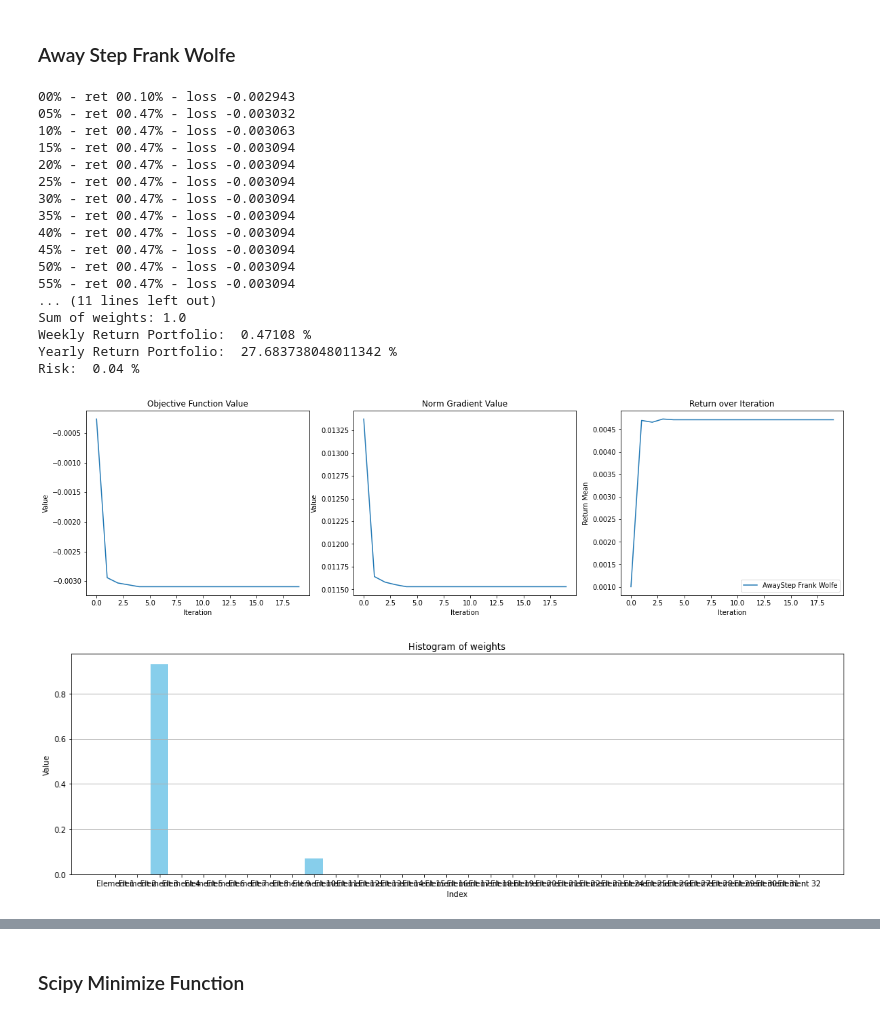
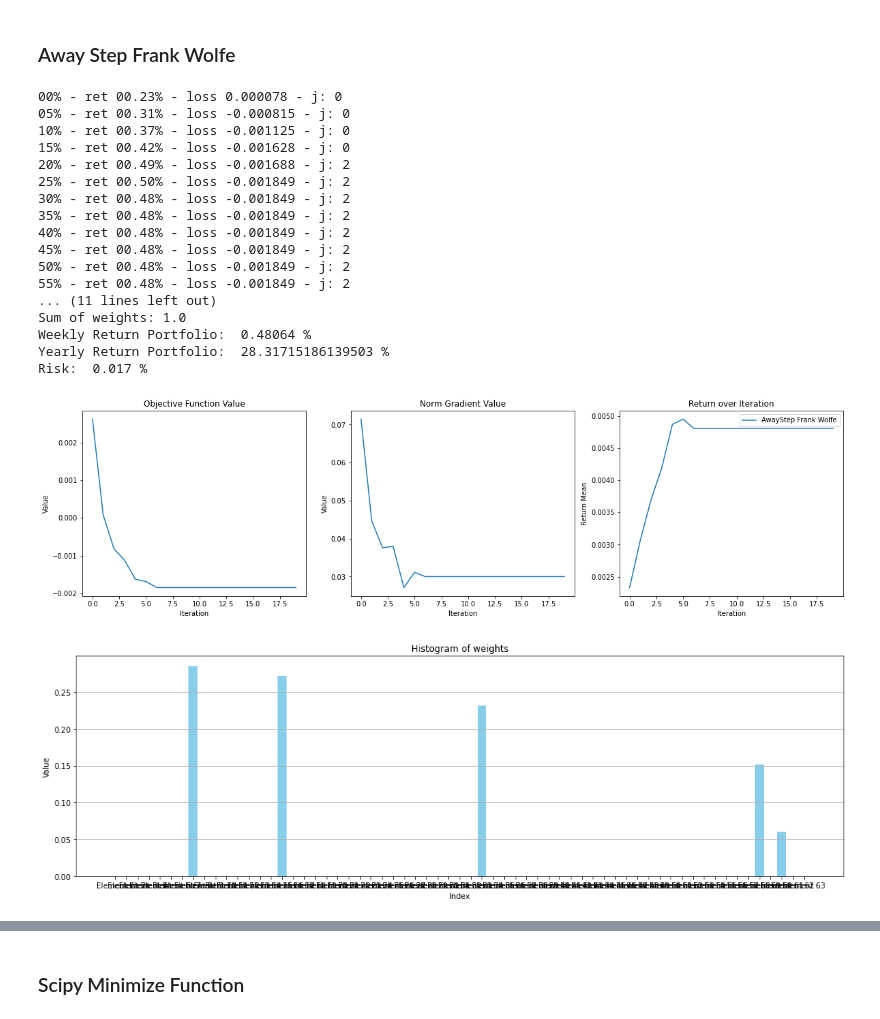
Before and after one commit to RobEngin/Methods-for-Portfolio-Optimization, a Jupyter notebook: opt-project.ipynb, the cells around one changed output, grey strips where cells are left out. Drawn from its saved outputs; the diff is of its cells as text; code cells hidden in the pictures.

```diff
--- a/opt-project.ipynb
+++ b/opt-project.ipynb
@@ -319,7 +308,7 @@ def gradient(weights, ret_mean, cov, RISK_AVERSION):
 # %% [markdown]
 ## Frank-Wolfe and Pairwise Frank-Wolfe over the Markowitz portfolio problems
 # %%
-RISK_AVERSION = 1
+RISK_AVERSION = 10
 # %%
 def linearMinimizationOracle2(grad):
     c = grad # Use the positive gradient for minimization
@@ -351,41 +340,3 @@ def duality_gap(weights, grad):
     return np.dot(grad, weights - s)
 # %% [markdown]
 ### Frank-Wolfe
-# %%
-%%time
-
-ITERATIONS = 20
-
-weights = generate_random_array(nStocks)
-
-loss_values_fw = []
-grad_values_fw = []
-returns_iteration_fw = []
-
-for itr in range(1, ITERATIONS):
-    if itr % (ITERATIONS * 0.05) == 0:
-        print(f"{int(itr/ITERATIONS*100):02}%", end="")
-
-    grad = gradient(weights, mean_returns, cov_matrix, RISK_AVERSION)
-    s = linearMinimizationOracle(grad)
-
-    # Store values for plotting
-    loss_values_fw.append(loss(weights, mean_returns, cov_matrix, RISK_AVERSION))
-    grad_values_fw.append(np.linalg.norm(grad))
-    returns_iteration_fw.append(checkMeanRet(weights, mean_returns))
-
-    gamma = 2 / (itr + 2)
-    weights = (1 - gamma) * weights + gamma * s
-
-    current_loss = loss(weights, mean_returns, cov_matrix, RISK_AVERSION)
-
-    if abs(duality_gap(weights, grad)) < 1e-6:
-        print('Duality Gap Convergence itr: ', itr)
-        break
-
-    if itr % (ITERATIONS * 0.05) == 0:
-        print(f" - ret {(returns_iteration_fw[-1])*100:05.2f}% - loss {loss(weights, mean_returns, cov_matrix, RISK_AVERSION):05.6f}")
-
-optimal_weights_fw = weights
-
-plot_results(loss_values_fw, grad_values_fw, returns_iteration_fw, optimal_weights_fw, 'Frank Wolfe')
@@ -565,7 +492,7 @@ for itr in range(ITERATIONS):
     d_fw = s - weights
 
     # Direzione di allontanamento
-    j = np.argmax(np.dot(V, grad))
+    j = np.argmax(np.dot(np.array(V), grad))
     v_j = V[j]
     d_away = weights - v_j
 
@@ -583,48 +510,48 @@ for itr in range(ITERATIONS):
     grad_values_aw.append(np.linalg.norm(grad))
     returns_iteration_aw.append(checkMeanRet(weights, mean_returns))
 
     gamma = line_search(weights, direction, mean_returns, cov_matrix, RISK_AVERSION)
     gamma = min(gamma, step_size)
 
     weights += gamma * direction
     weights = np.clip(weights, 0, 1)
     weights /= np.sum(weights)
 
     # Aggiungi nuovo vertice
     if np.array_equal(direction, d_fw):
         V.append(s.copy())
     else:
         if step_size == max_step_size and len(V) > 1:
             V.pop(j)  # Rimuovi vertice
 
     if np.linalg.norm(grad) < 1e-6:
         break
 
     if itr % (ITERATIONS * 0.05) == 0:
-        print(f" - ret {(returns_iteration_aw[-1])*100:05.2f}% - loss {loss(weights, mean_returns, cov_matrix, RISK_AVERSION):05.6f}")
+        print(f" - ret {(returns_iteration_aw[-1])*100:05.2f}% - loss {loss(weights, mean_returns, cov_matrix, RISK_AVERSION):05.6f} - j: {j}")
 
 
 # Esegui l'ottimizzazione con Away-step Frank-Wolfe
 optimal_weights_aw = weights
 
 plot_results(loss_values_aw, grad_values_aw, returns_iteration_aw, optimal_weights_aw, 'AwayStep Frank Wolfe')
 # %% [output]
-00% - ret 00.10% - loss -0.002943
-05% - ret 00.47% - loss -0.003032
-10% - ret 00.47% - loss -0.003063
-15% - ret 00.47% - loss -0.003094
-20% - ret 00.47% - loss -0.003094
-25% - ret 00.47% - loss -0.003094
-30% - ret 00.47% - loss -0.003094
-35% - ret 00.47% - loss -0.003094
-40% - ret 00.47% - loss -0.003094
-45% - ret 00.47% - loss -0.003094
-50% - ret 00.47% - loss -0.003094
-55% - ret 00.47% - loss -0.003094
+00% - ret 00.23% - loss 0.000078 - j: 0
+05% - ret 00.31% - loss -0.000815 - j: 0
+10% - ret 00.37% - loss -0.001125 - j: 0
+15% - ret 00.42% - loss -0.001628 - j: 0
+20% - ret 00.49% - loss -0.001688 - j: 2
+25% - ret 00.50% - loss -0.001849 - j: 2
+30% - ret 00.48% - loss -0.001849 - j: 2
+35% - ret 00.48% - loss -0.001849 - j: 2
+40% - ret 00.48% - loss -0.001849 - j: 2
+45% - ret 00.48% - loss -0.001849 - j: 2
+50% - ret 00.48% - loss -0.001849 - j: 2
+55% - ret 00.48% - loss -0.001849 - j: 2
 ... (11 lines left out)
 Sum of weights: 1.0
-Weekly Return Portfolio:  0.47108 %
-Yearly Return Portfolio:  27.683738048011342 %
-Risk:  0.04 %
+Weekly Return Portfolio:  0.48064 %
+Yearly Return Portfolio:  28.31715186139503 %
+Risk:  0.017 %
-[figure, old version]
+[figure, new version]
-[figure, old version]
+[figure, new version]
```
Also changed, not shown: parts of 13 cells of this notebook, 1 other file.
